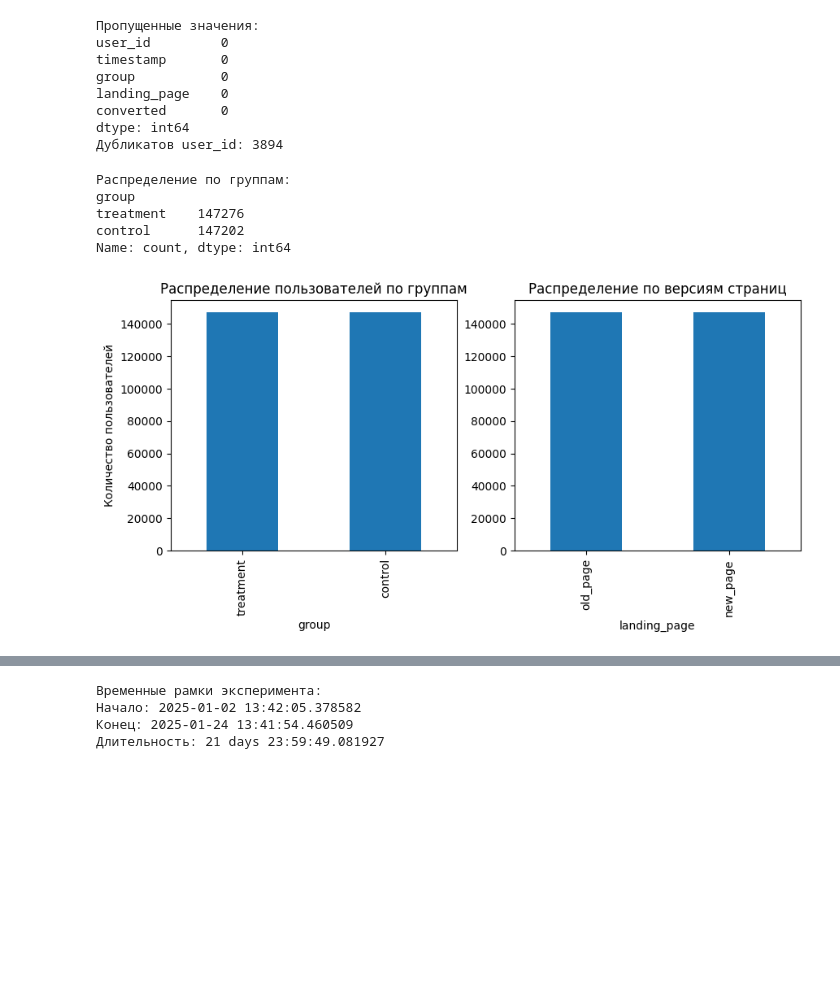
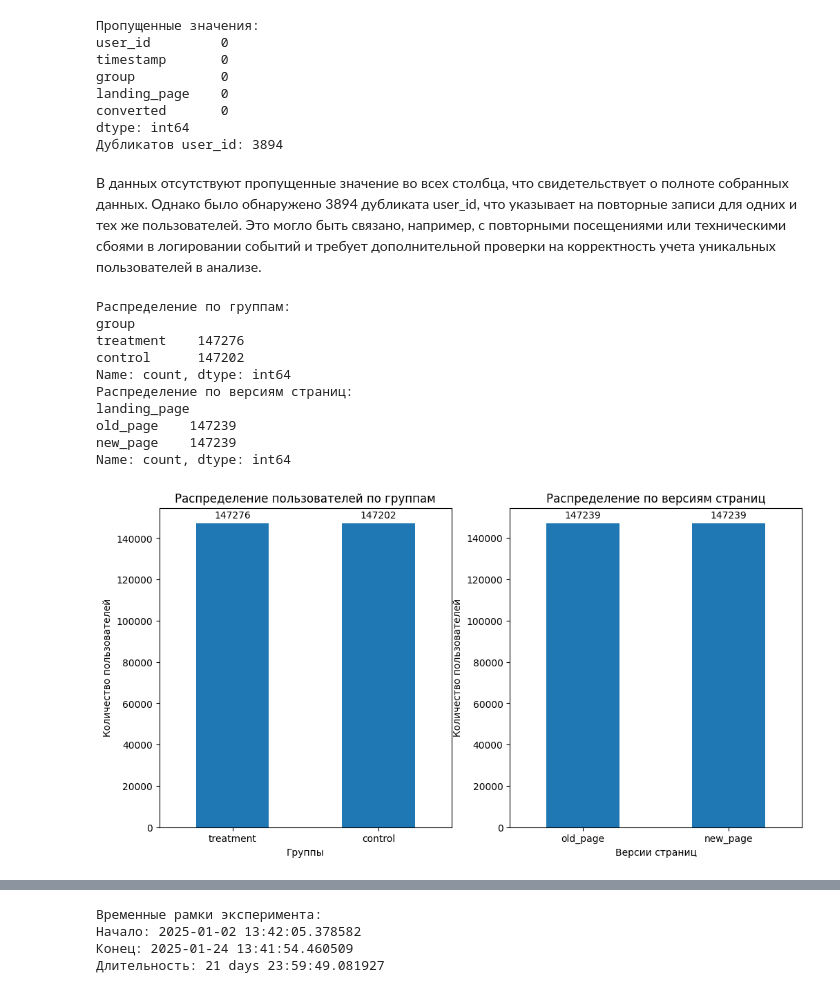
Before and after one commit to Elisavetasa/Statistics-in-Data-Analysis, a Jupyter notebook: Part 1/часть1_гп3 (3).ipynb, the cells around one changed output, grey strips where cells are left out. Drawn from its saved outputs; the diff is of its cells as text; code cells hidden in the pictures; blank space fills up the shorter version.

```diff
--- a/Part 1/часть1_гп3 (3).ipynb
+++ b/Part 1/часть1_гп3 (3).ipynb
@@ -66,28 +67,51 @@ landing_page    0
 converted       0
 dtype: int64
 Дубликатов user_id: 3894
+# %% [markdown]
+В данных отсутствуют пропущенные значение во всех столбца, что свидетельствует о полноте собранных данных. Однако было обнаружено 3894 дубликата user_id, что указывает на повторные записи для одних и тех же пользователей. Это могло быть связано, например, с повторными посещениями или техническими сбоями в логировании событий и требует дополнительной проверки на корректность учета уникальных пользователей в анализе.
 # %%
 groups = df['group'].value_counts()
 print("Распределение по группам:")
 print(groups)
+
+pages = df['landing_page'].value_counts()
+print("Распределение по версиям страниц:")
+print(pages)
 # %% [output]
 Распределение по группам:
 group
 treatment    147276
 control      147202
 Name: count, dtype: int64
+Распределение по версиям страниц:
+landing_page
+old_page    147239
+new_page    147239
+Name: count, dtype: int64
 # %%
-plt.figure(figsize=(10, 4))
+plt.figure(figsize=(12, 6))
 
 plt.subplot(1, 2, 1)
-groups.plot(kind='bar')
+ax1 = groups.plot(kind='bar')
 plt.title('Распределение пользователей по группам')
 plt.ylabel('Количество пользователей')
+plt.xlabel('Группы')
+plt.xticks(rotation=0)
+
+for i, v in enumerate(groups):
+    ax1.text(i, v + max(groups)*0.01, str(v), ha='center', va='bottom')
 
 plt.subplot(1, 2, 2)
-df['landing_page'].value_counts().plot(kind='bar')
+page_counts = df['landing_page'].value_counts()
+ax2 = page_counts.plot(kind='bar')
 plt.title('Распределение по версиям страниц')
+plt.ylabel('Количество пользователей')
+plt.xlabel('Версии страниц')
+plt.xticks(rotation=0)
+
+for i, v in enumerate(page_counts):
+    ax2.text(i, v + max(page_counts)*0.01, str(v), ha='center', va='bottom')
 
 plt.show()
 # %% [output]
-[figure, old version]
+[figure, new version]
```
Also changed, not shown: parts of 62 cells of this notebook.
